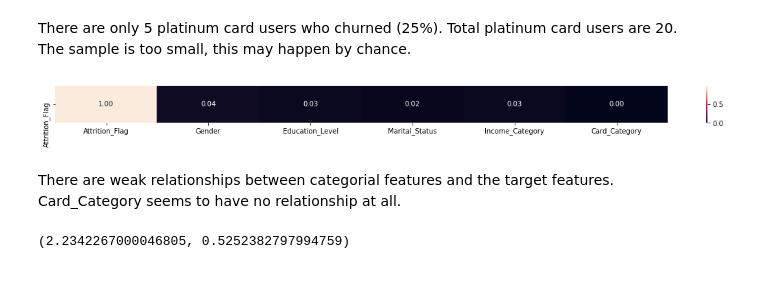
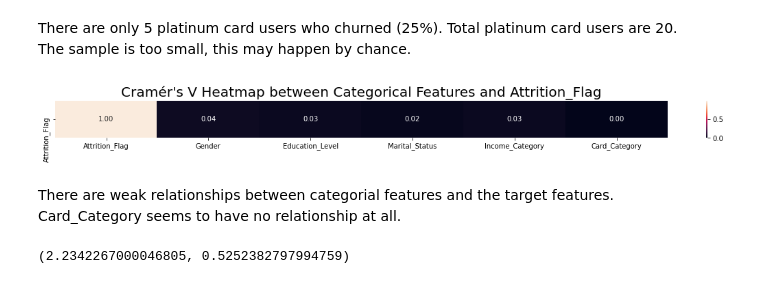
Before and after one commit to machquocvu/Springboard_Capstone2, a Jupyter notebook: Code/Capstone2_EDA.ipynb, the cells around one changed output. Cells and saved outputs as stored; diff of their text form; code cells hidden in the pictures.

```diff
--- a/Code/Capstone2_EDA.ipynb
+++ b/Code/Capstone2_EDA.ipynb
@@ -189,17 +198,19 @@ def cramers_v(x, y):
 # %%
 # Heatmap between categorical features using Cramér's V
 
 churn_cat_corr = pd.DataFrame(index=['Attrition_Flag'],columns=churn_cat.columns)
 columns = churn_cat.columns
 for j in range(0, len(columns)):
     u = cramers_v(churn_cat.Attrition_Flag, churn_cat[columns[j]])
     churn_cat_corr.loc[:, columns[j]] = u
 churn_cat_corr.fillna(value=np.nan,inplace=True)
 plt.figure(figsize=(20,1))
 sns.heatmap(churn_cat_corr,annot=True,fmt='.2f')
+plt.title("Cramér's V Heatmap between Categorical Features and Attrition_Flag", fontsize=20)
+plt.tight_layout()
 plt.show()
 # %% [output]
-[figure, old version]
+[figure, new version]
 # %% [markdown]
 There are weak relationships between categorial features and the target features. <br>
 Card_Category seems to have no relationship at all.
```
Also changed, not shown: parts of 6 cells of this notebook, 2 other files.
